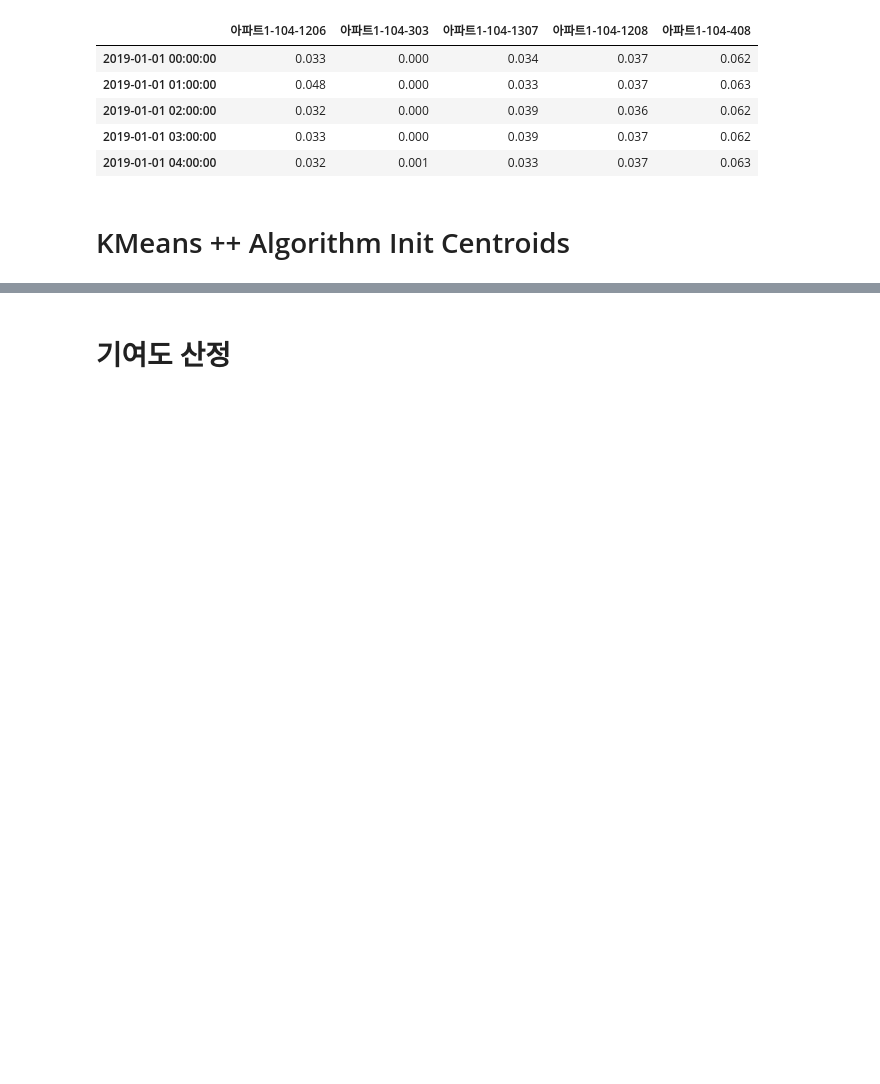
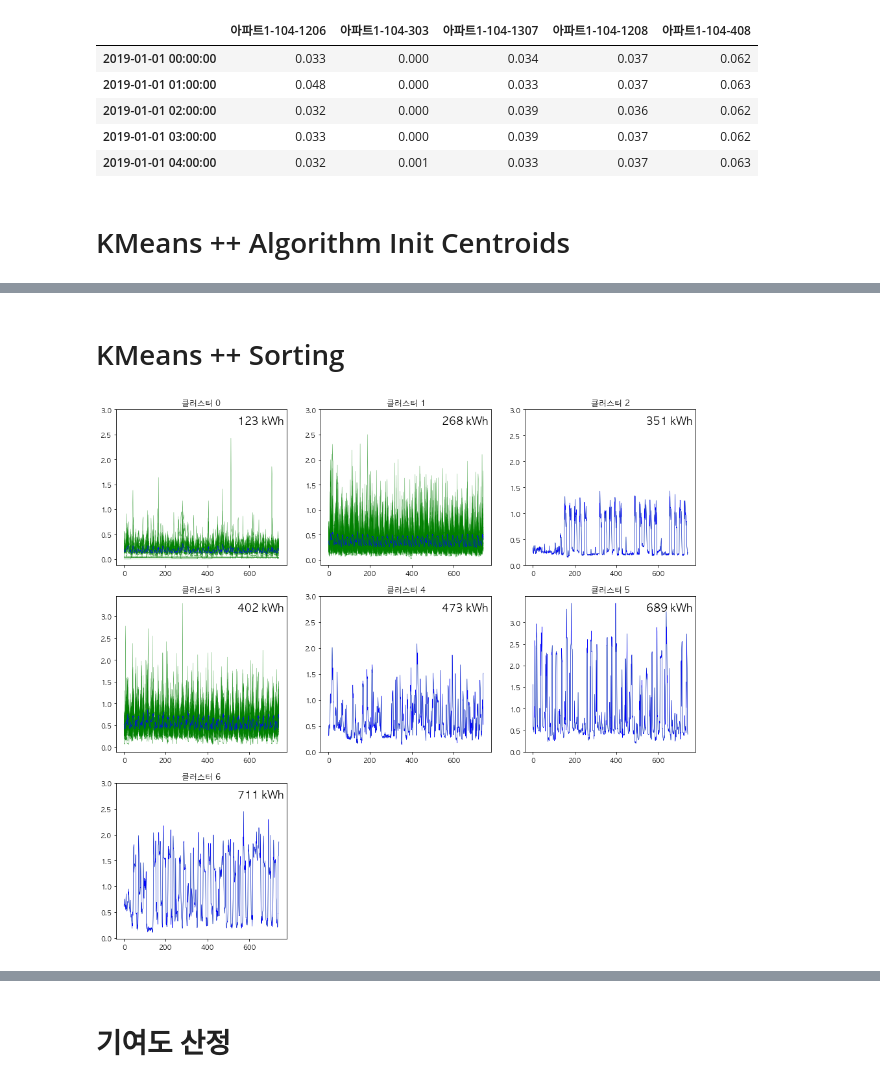
Before and after one commit to formegusto/distribution-public-fee, a Jupyter notebook: pt3.그룹별 (Pattern Based) 가격분배.ipynb, the cells around one changed output, grey strips where cells are left out. Saved outputs shown, nothing was run; the diff lists cells and outputs as text; code cells hidden in the pictures; blank space fills up the shorter version.

```diff
--- a/pt3.그룹별 (Pattern Based) 가격분배.ipynb
+++ b/pt3.그룹별 (Pattern Based) 가격분배.ipynb
@@ -186,7 +122,0 @@ plt.show()
-# %%
-from src.KMeans import KMeans
-
-kmeans = KMeans(datas=m_60_1.T.values)
-kmeans.fit()
-
-kmeans.draw_plot()
@@ -197,5 +122,0 @@ ECV : 47 %
-# %%
-kmeans = KMeans(datas=m_60_1.T.values, ver=1)
-kmeans.fit()
-
-kmeans.draw_plot()
@@ -221,0 +131,7 @@ plt.show()
+# %% [markdown]
+# KMeans ++ Sorting
+# %%
+kmeans.sorting()
+kmeans.draw_plot()
+# %% [output]
+[figure, added]
```
Also changed, not shown: parts of 25 cells of this notebook, 4 other files.
